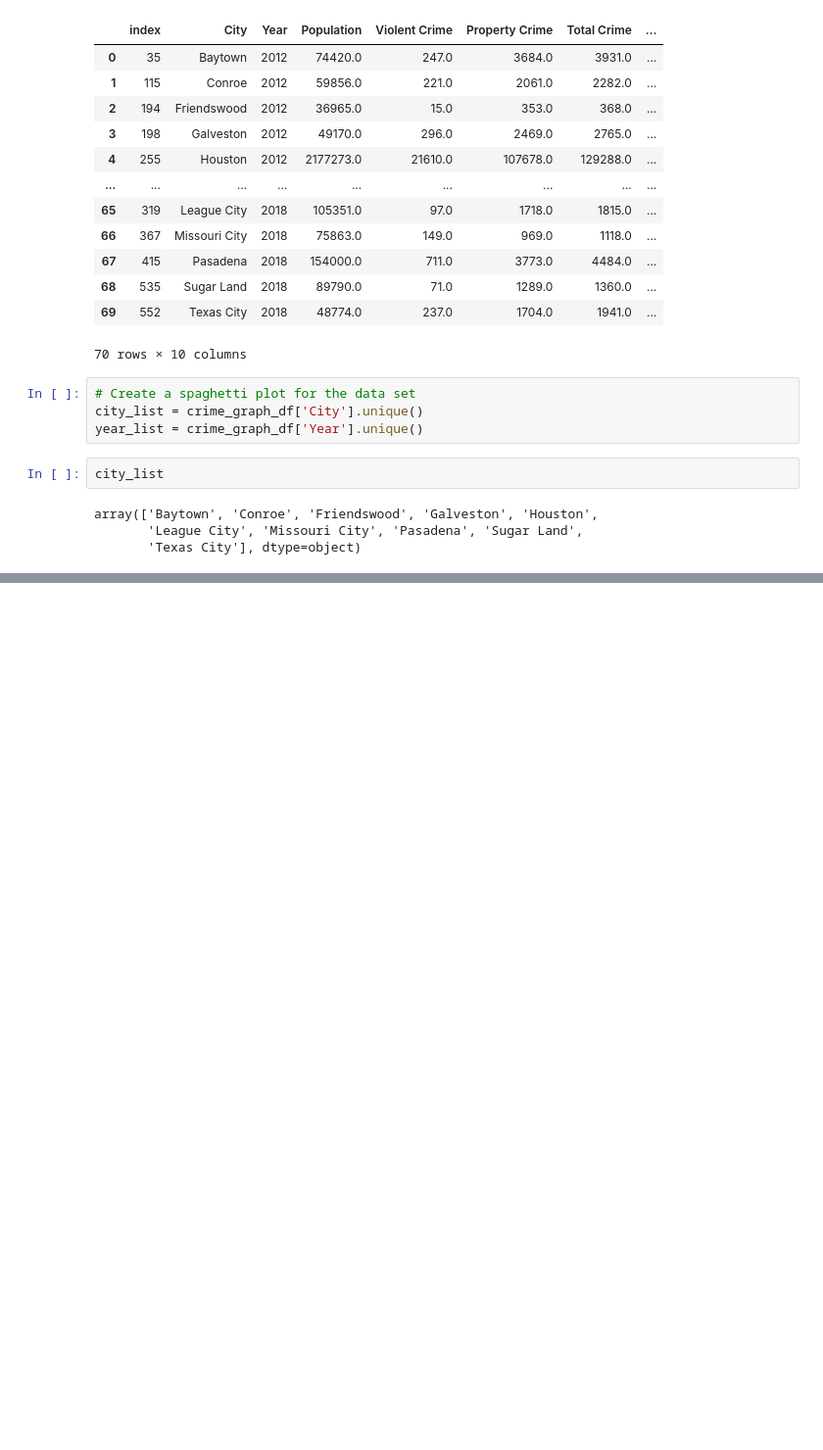
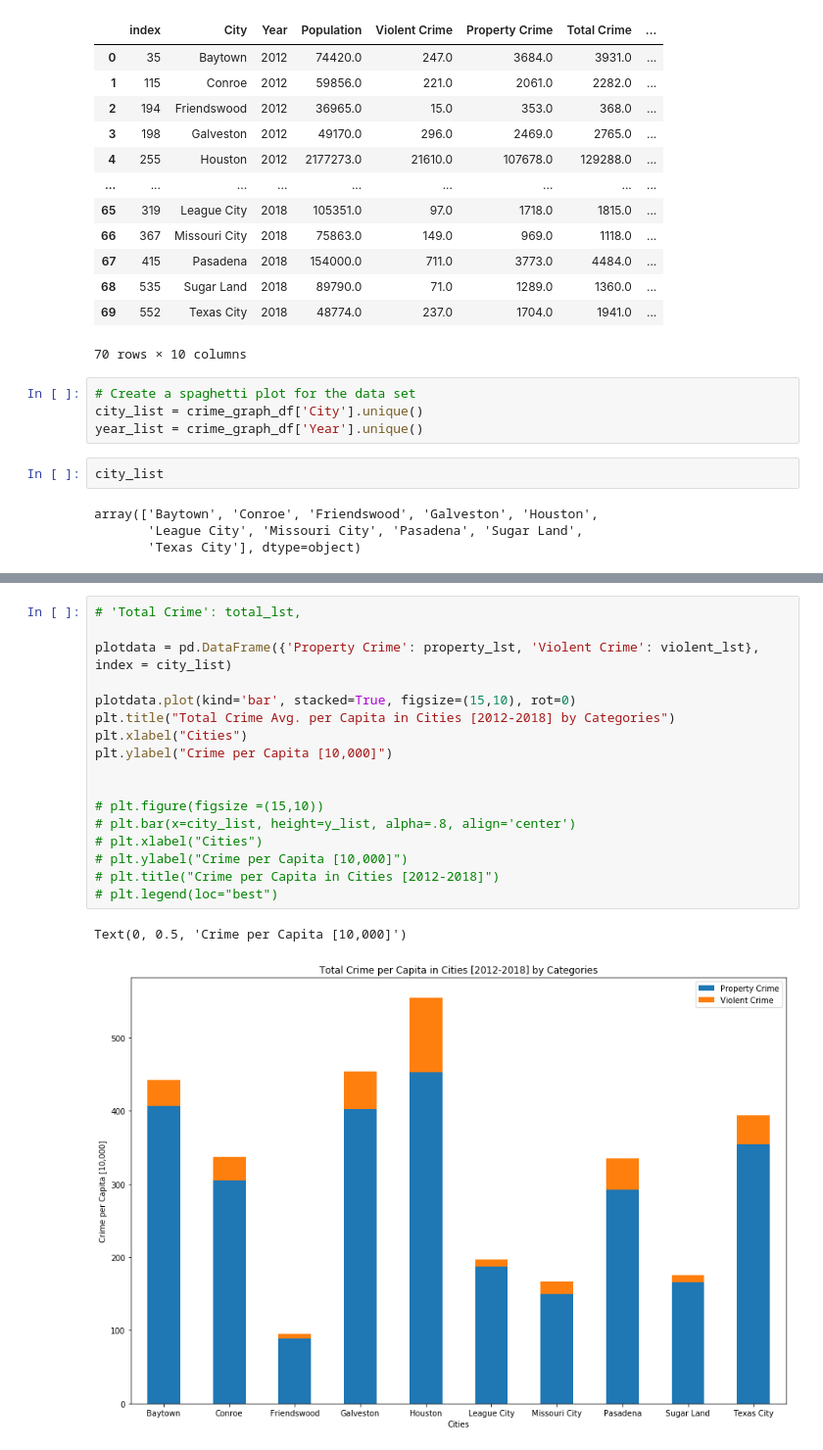
Before and after one commit to andresocorro/project_1, a Jupyter notebook: src_files/CrimeData.ipynb, the cells around one changed output, grey strips where cells are left out. Shown at 98% size. Drawn from its saved outputs; the diff is of its cells as text; blank space fills up the shorter version.

```diff
--- a/src_files/CrimeData.ipynb
+++ b/src_files/CrimeData.ipynb
@@ -239,0 +252,20 @@ plt.ylim(0,600)
+# %%
+# 'Total Crime': total_lst,
+
+plotdata = pd.DataFrame({'Property Crime': property_lst, 'Violent Crime': violent_lst}, index = city_list)
+
+plotdata.plot(kind='bar', stacked=True, figsize=(15,10), rot=0)
+plt.title("Total Crime Avg. per Capita in Cities [2012-2018] by Categories")
+plt.xlabel("Cities")
+plt.ylabel("Crime per Capita [10,000]")
+
+
+# plt.figure(figsize =(15,10))
+# plt.bar(x=city_list, height=y_list, alpha=.8, align='center')
+# plt.xlabel("Cities")
+# plt.ylabel("Crime per Capita [10,000]")
+# plt.title("Crime per Capita in Cities [2012-2018]")
+# plt.legend(loc="best")
+# %% [output]
+Text(0, 0.5, 'Crime per Capita [10,000]')
+[figure, added]
```
Also changed, not shown: parts of 9 cells of this notebook, 1 other file.
